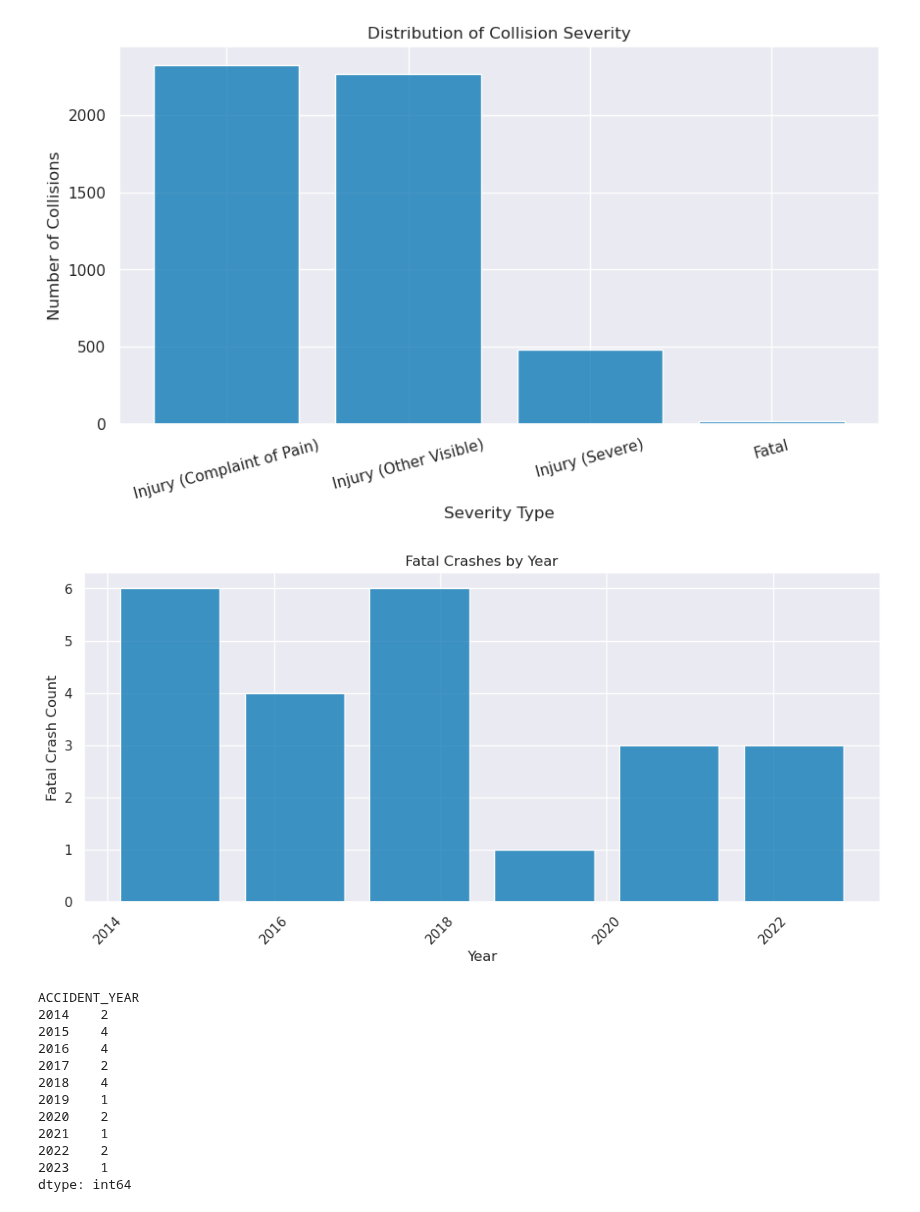
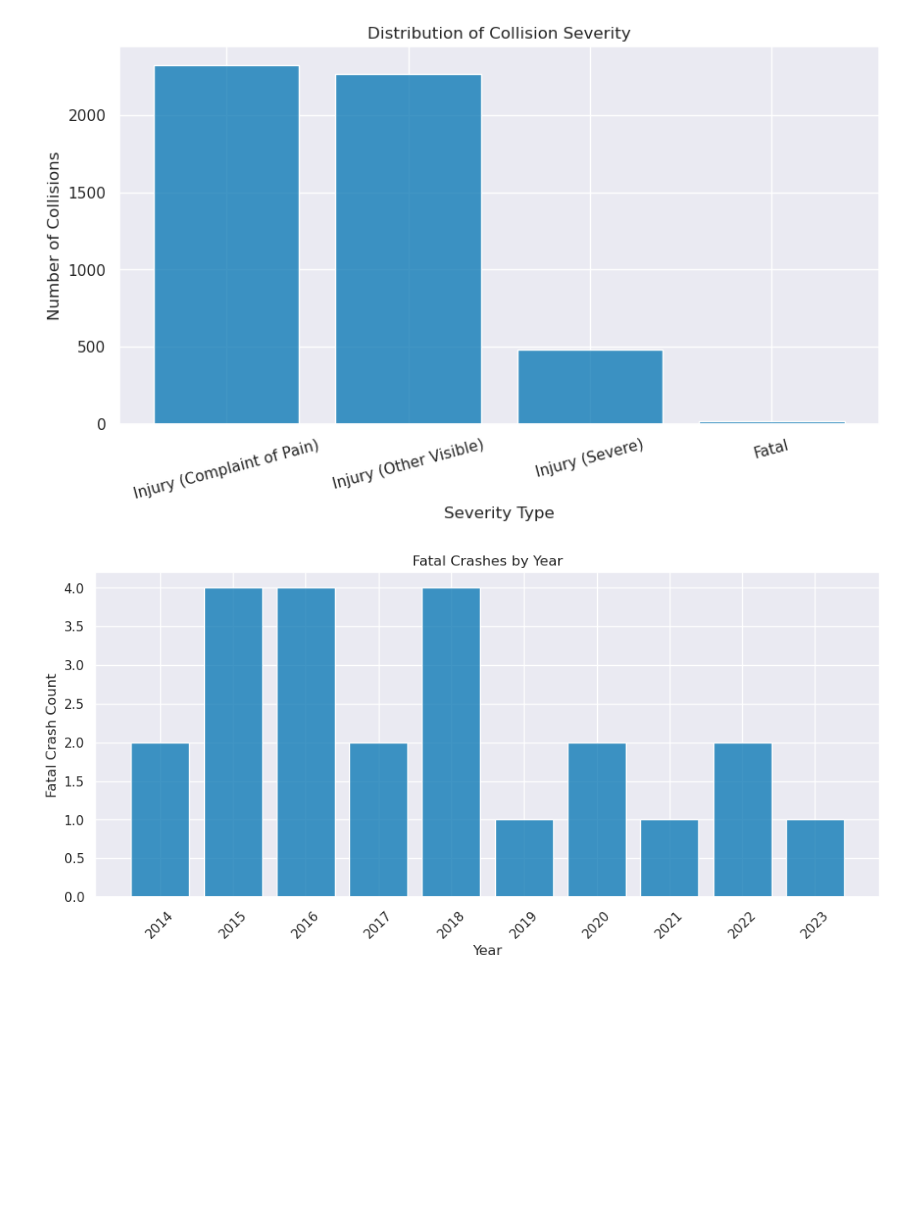
Before and after one commit to UCB-stat-159-f25/final-group07, a Jupyter notebook: data_exploration.ipynb, the cells around one changed output. Drawn from its saved outputs; the diff is of its cells as text; code cells hidden in the pictures; blank space fills up the shorter version.

```diff
--- a/data_exploration.ipynb
+++ b/data_exploration.ipynb
@@ -258,35 +292,23 @@ Total crashes: 5094
 Fatal crashes: 23
 [figure]
 # %%
-#fatal_by_year = fatal_crashes.groupby('ACCIDENT_YEAR').size()
+plt.figure(figsize=(12, 5))
 
-plt.figure(figsize=(12, 5))
 sns.histplot(
-        data=fatal_crashes,
-        x="ACCIDENT_YEAR",
-        shrink=0.8
-    )
-
-#fatal_by_year.plot(kind='bar')
+    data=fatal_crashes,
+    x= "ACCIDENT_YEAR",
+    shrink= 0.8,
+    discrete= True
+)
 plt.title("Fatal Crashes by Year")
 plt.xlabel("Year")
 plt.ylabel("Fatal Crash Count")
-plt.xticks(rotation = 45)
+
+# force axis to show all years
+unique_years = sorted(fatal_crashes['ACCIDENT_YEAR'].unique())
+plt.xticks(unique_years, rotation=45)
+
 plt.show()
-
-print(fatal_by_year)
 # %% [output]
-[figure, old version]
+[figure, new version]
-ACCIDENT_YEAR
-2014    2
-2015    4
-2016    4
-2017    2
-2018    4
-2019    1
-2020    2
-2021    1
-2022    2
-2023    1
-dtype: int64
 # %%
```
Also changed, not shown: parts of 21 cells of this notebook.
